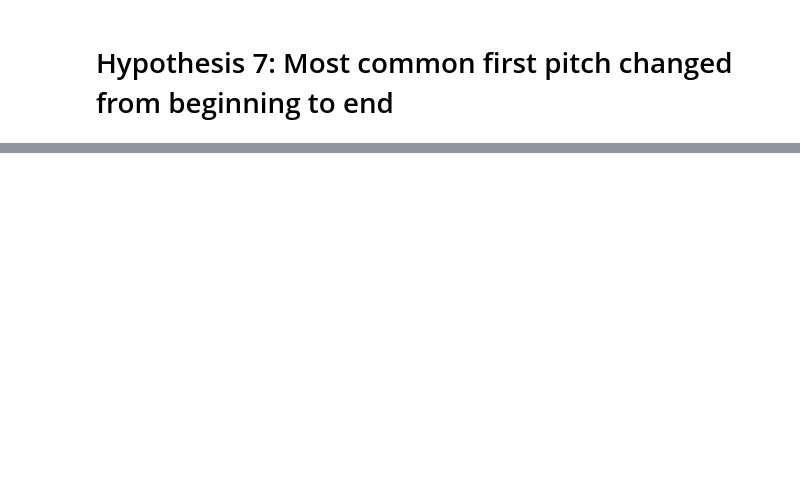
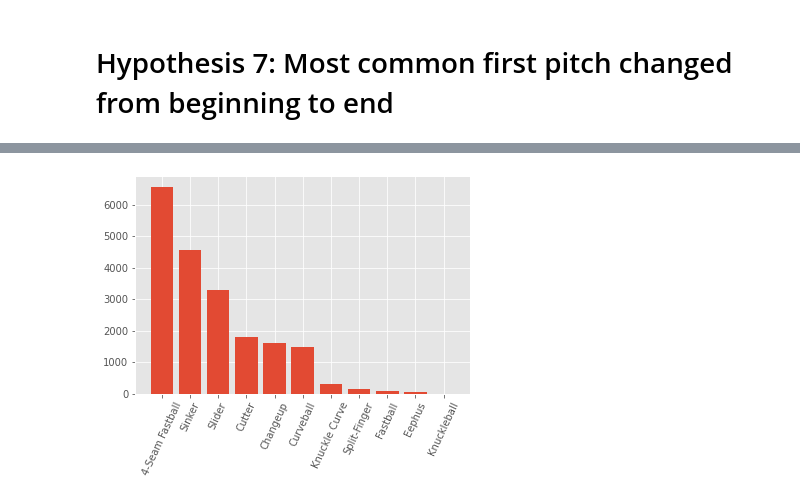
Before and after one commit to arridani/w209-final, a Jupyter notebook: notebooks/hypothesis7_eda.ipynb, the cells around one changed output, grey strips where cells are left out. Saved outputs shown, nothing was run; the diff lists cells and outputs as text; code cells hidden in the pictures; blank space fills up the shorter version.

```diff
--- a/notebooks/hypothesis7_eda.ipynb
+++ b/notebooks/hypothesis7_eda.ipynb
@@ -57 +74,10 @@ first_pitch_df
+# %%
+# Slightly improved
+group_pitch = pd.DataFrame(first_pitch_df.groupby(['pitch_name']).count()['game_date']).reset_index()
+group_pitch = group_pitch.sort_values('game_date', ascending=False)
+plt.bar(group_pitch.pitch_name, group_pitch.game_date)
+plt.xticks(rotation = 65)
+plt.show()
+# %% [output]
+[figure, added]
 # %%
```
Also changed, not shown: parts of 11 cells of this notebook, 2 other files.
